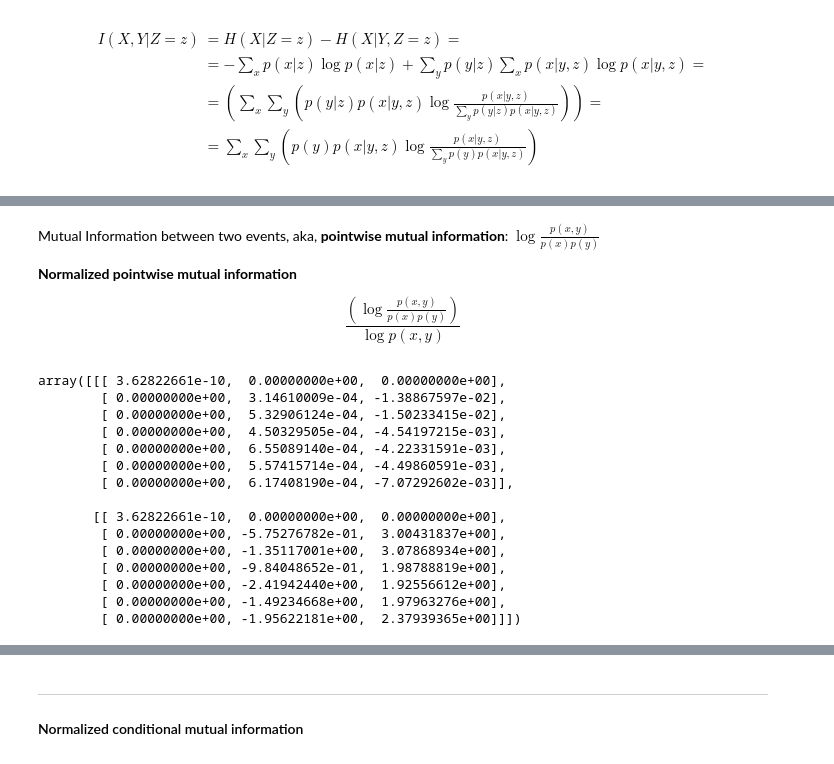
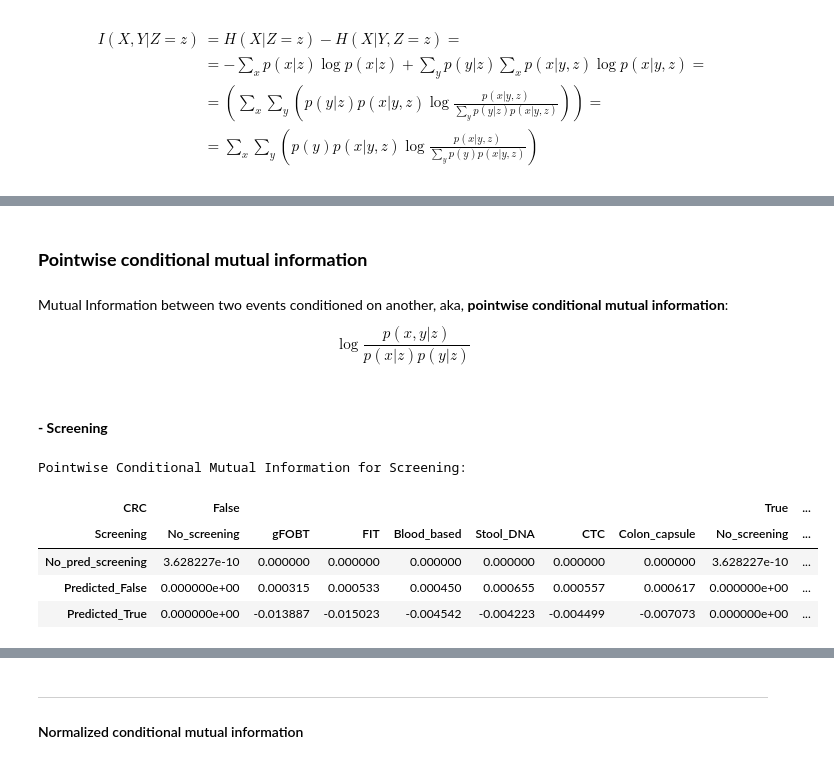
Before and after one commit to DanielCorralesAlonso/Decision_Model_Screening_CRC, a Jupyter notebook: inf_diagram_SMILE.ipynb, the cells around one changed output, grey strips where cells are left out. Drawn from its saved outputs; the diff is of its cells as text; code cells hidden in the pictures.

```diff
--- a/inf_diagram_SMILE.ipynb
+++ b/inf_diagram_SMILE.ipynb
@@ -87,29 +105,22 @@ array([[[1.   , 0.   , 0.   ],
+# %% [markdown]
+### **Pointwise conditional mutual information**
 # %% [markdown]
-Mutual Information between two events, aka, **pointwise mutual information**: $ \log \frac{p(x,y)}{p(x)p(y)} $
-
-**Normalized pointwise mutual information**
-
-$$ \frac{ \left(\log \frac{p(x,y)}{p(x)p(y)} \right) }{\log p(x,y)} $$
+Mutual Information between two events conditioned on another, aka, **pointwise conditional mutual information**: $$ \log \frac{p(x,y|z)}{p(x|z)p(y|z)} $$
+# %% [markdown]
+#### **- Screening**
 # %%
-point_mi_scr = np.log( p_x_yz.reshape((2,7,3)) / p_x_z )
-point_mi_scr = np.nan_to_num(point_mi_scr, 0)
+point_cond_mut_info_scr = np.log( p_x_yz.reshape((2,7,3)) / p_x_z )
+point_cond_mut_info_scr = np.nan_to_num(point_cond_mut_info_scr, 0)
 
-pd.DataFrame(point_mi_scr.flatten()).transpose().to_csv("value_of_info_csv/point_mi_scr.csv")
+pd.DataFrame(point_cond_mut_info_scr.flatten()).transpose().to_csv("value_of_info_csv/point_cond_mut_info_scr.csv")
 
-point_mi_scr
+# Print the DataFrame
+print("Pointwise Conditional Mutual Information for Screening:")
+plot_df(point_cond_mut_info_scr, net, ["Results_of_Screening", "CRC", "Screening"])
 # %% [output]
-array([[[ 3.62822661e-10,  0.00000000e+00,  0.00000000e+00],
-        [ 0.00000000e+00,  3.14610009e-04, -1.38867597e-02],
-        [ 0.00000000e+00,  5.32906124e-04, -1.50233415e-02],
-        [ 0.00000000e+00,  4.50329505e-04, -4.54197215e-03],
-        [ 0.00000000e+00,  6.55089140e-04, -4.22331591e-03],
-        [ 0.00000000e+00,  5.57415714e-04, -4.49860591e-03],
-        [ 0.00000000e+00,  6.17408190e-04, -7.07292602e-03]],
-
-       [[ 3.62822661e-10,  0.00000000e+00,  0.00000000e+00],
-        [ 0.00000000e+00, -5.75276782e-01,  3.00431837e+00],
-        [ 0.00000000e+00, -1.35117001e+00,  3.07868934e+00],
-        [ 0.00000000e+00, -9.84048652e-01,  1.98788819e+00],
-        [ 0.00000000e+00, -2.41942440e+00,  1.92556612e+00],
-        [ 0.00000000e+00, -1.49234668e+00,  1.97963276e+00],
-        [ 0.00000000e+00, -1.95622181e+00,  2.37939365e+00]]])
+Pointwise Conditional Mutual Information for Screening:
+| CRC | False |  |  |  |  |  |  | True | ... |
+| Screening | No_screening | gFOBT | FIT | Blood_based | Stool_DNA | CTC | Colon_capsule | No_screening | ... |
+| No_pred_screening | 3.628227e-10 | 0.000000 | 0.000000 | 0.000000 | 0.000000 | 0.000000 | 0.000000 | 3.628227e-10 | ... |
+| Predicted_False | 0.000000e+00 | 0.000315 | 0.000533 | 0.000450 | 0.000655 | 0.000557 | 0.000617 | 0.000000e+00 | ... |
+| Predicted_True | 0.000000e+00 | -0.013887 | -0.015023 | -0.004542 | -0.004223 | -0.004499 | -0.007073 | 0.000000e+00 | ... |
```
Also changed, not shown: parts of 123 cells of this notebook, 4 other files.
